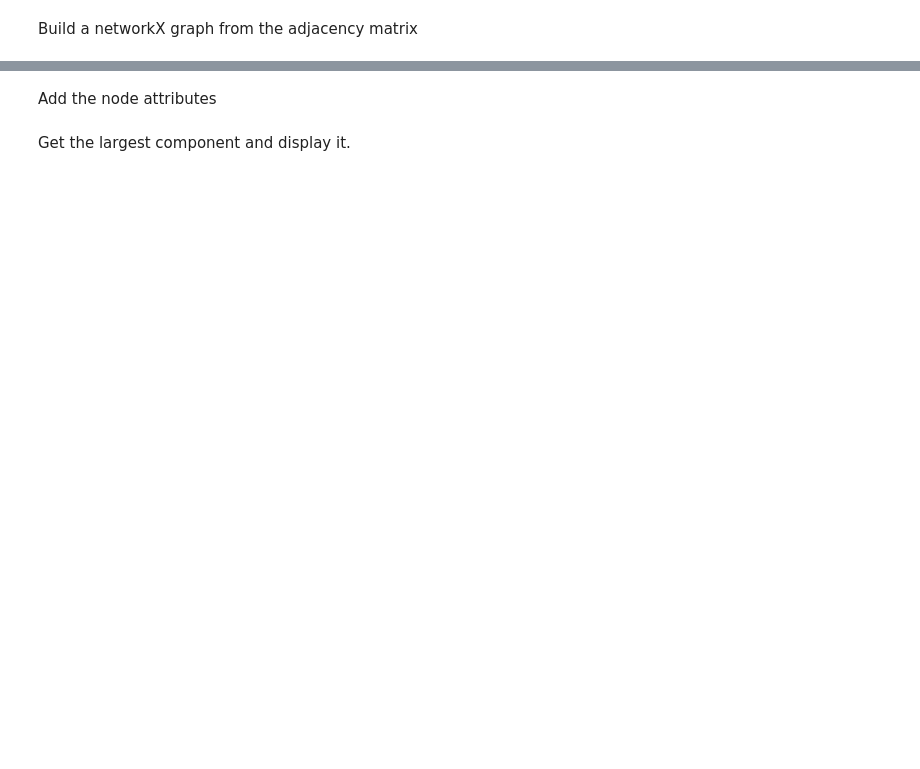
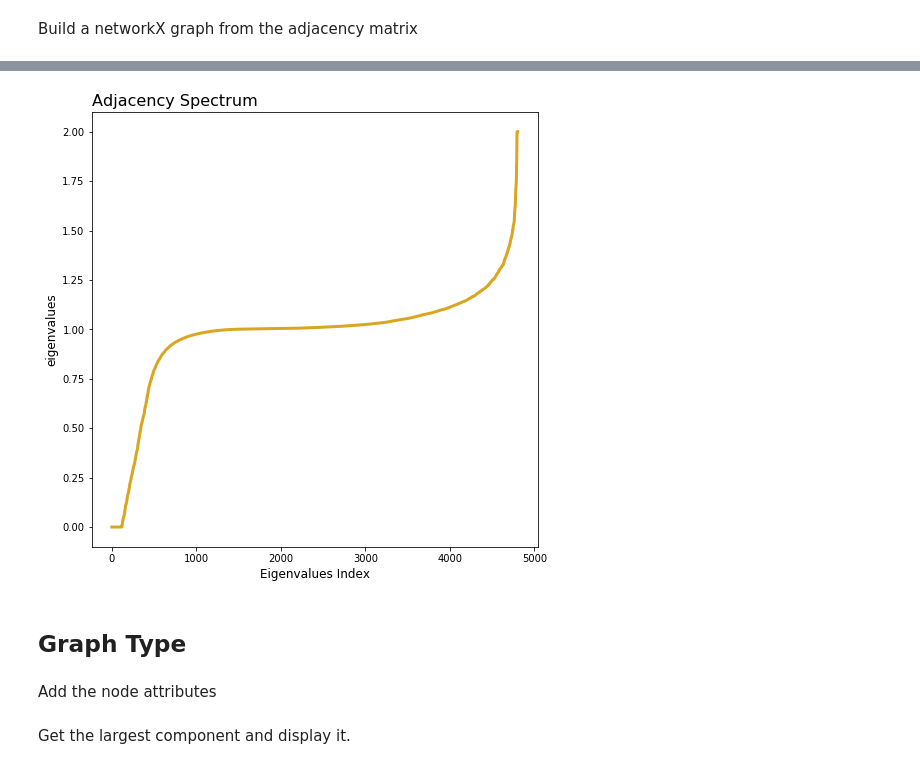
Before and after one commit to antoine-spahr/NTDS, a Jupyter notebook: Project/Graph_exploration.ipynb, the cells around one changed output, grey strips where cells are left out. Cells and saved outputs as stored; diff of their text form; code cells hidden in the pictures; blank space fills up the shorter version.

```diff
--- a/Project/Graph_exploration.ipynb
+++ b/Project/Graph_exploration.ipynb
@@ -53,0 +98,15 @@ graph_summary(G)
+# %%
+# Spectrum
+fig, ax = plt.subplots(1,1,figsize=(8,8))
+ax.plot(eigenvalues, color='goldenrod', linewidth=3)
+ax.set_title('Adjacency Spectrum', loc='left', fontsize=16)
+ax.set_xlabel('Eigenvalues Index', fontsize=12)
+ax.set_ylabel('eigenvalues', fontsize=12)
+#ax.set_yscale('log')
+#ax.set_xscale('log')
+
+plt.show()
+# %% [output]
+[figure, added]
+# %% [markdown]
+## Graph Type
```
Also changed, not shown: parts of 13 cells of this notebook, 4 other files.
